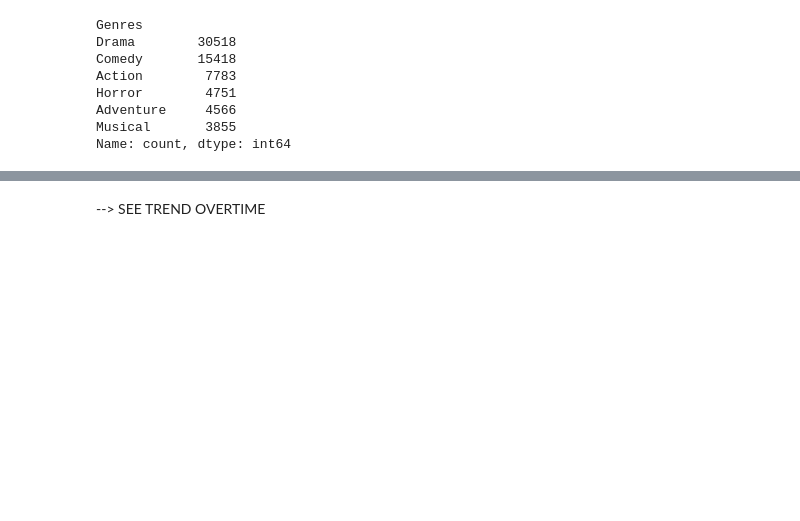
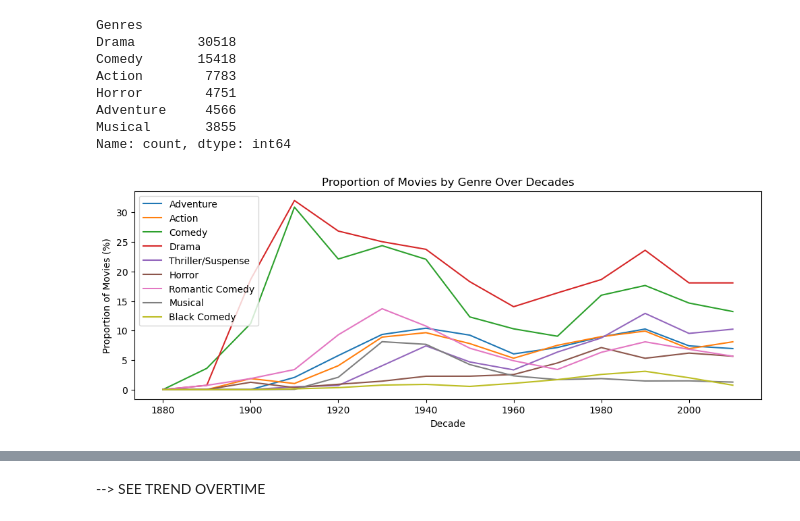
Before and after one commit to epfl-ada/ada-2024-project-nostringsadached, a Jupyter notebook: new_results2.ipynb, the cells around one changed output, grey strips where cells are left out. Saved outputs shown, nothing was run; the diff lists cells and outputs as text; code cells hidden in the pictures; blank space fills up the shorter version.

Commit message:
small adds on manually selective genres

```diff
--- a/new_results2.ipynb
+++ b/new_results2.ipynb
@@ -560,3 +548,29 @@ Horror        4751
 Adventure     4566
 Musical       3855
 Name: count, dtype: int64
+# %%
+# Function to group data by decade
+def group_by_decade(df):
+    df = df.copy()
+    df['Decade'] = (df['Year'] // 10) * 10
+    return df.groupby('Decade').size()
+
+# Calculate total movies per decade
+total_movies_per_decade = group_by_decade(preprocessed_movies)
+
+plt.figure(figsize=(12, 4))
+for genre, related in related_genres.items():
+    related_data = filter_genre_country(preprocessed_movies, '|'.join(related))
+    related_data_per_decade = group_by_decade(related_data)
+    # Align the indices of related_data_per_decade and total_movies_per_decade
+    aligned_data = related_data_per_decade.reindex(total_movies_per_decade.index, fill_value=0)
+    proportion_per_decade = (aligned_data / total_movies_per_decade) * 100
+    plt.plot(aligned_data.index, proportion_per_decade.values, label=genre)
+
+plt.xlabel('Decade')
+plt.ylabel('Proportion of Movies (%)')
+plt.title('Proportion of Movies by Genre Over Decades')
+plt.legend()
+plt.show()
+# %% [output]
+[figure, added]
```
Also changed, not shown: parts of 9 cells of this notebook.
